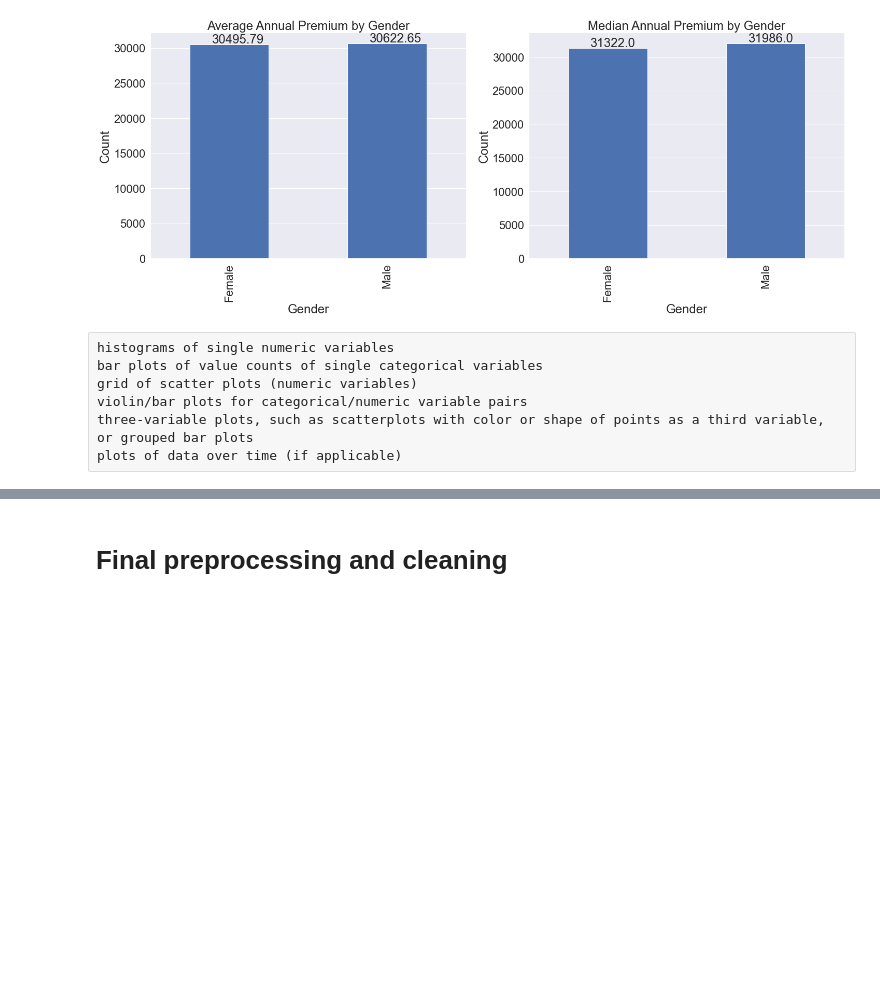
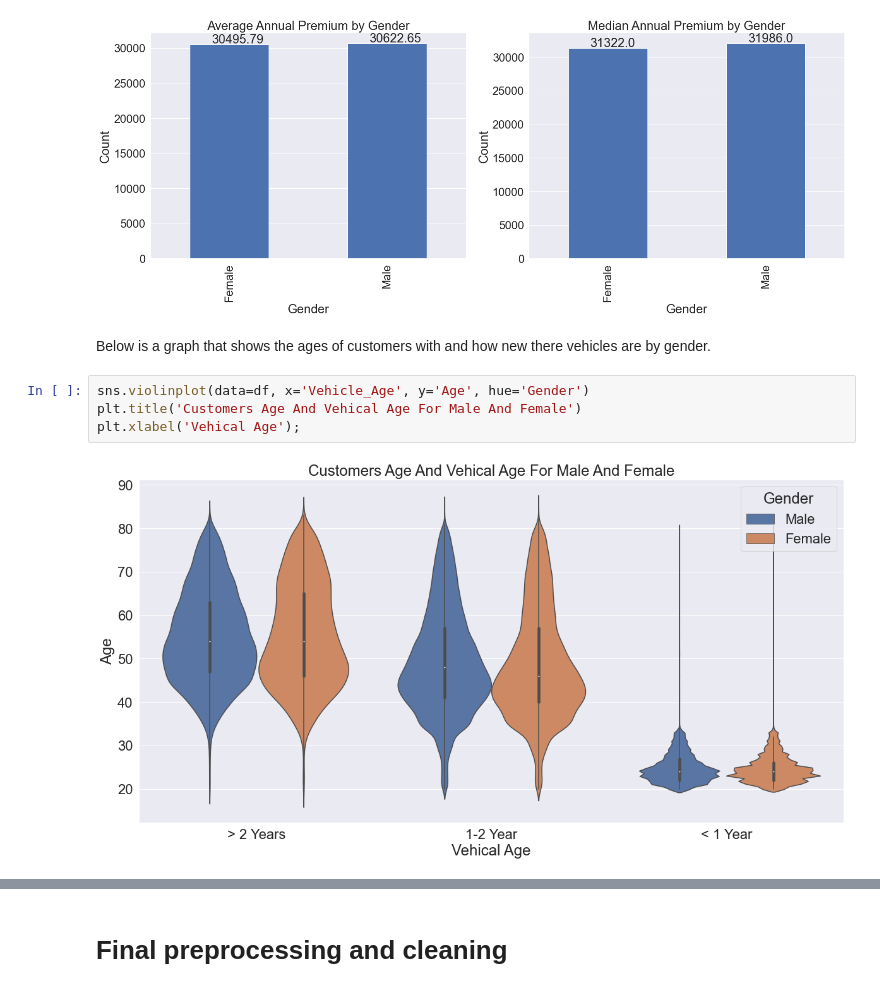
Before and after one commit to krndxs/CST383, a Jupyter notebook: car_insurance_predictions.ipynb, the cells around one changed output, grey strips where cells are left out. Drawn from its saved outputs; the diff is of its cells as text; blank space fills up the shorter version.

```diff
--- a/car_insurance_predictions.ipynb
+++ b/car_insurance_predictions.ipynb
@@ -293,10 +291,11 @@ plt.title('Median Annual Premium by Gender')
 plt.ylabel('Count');
 # %% [output]
 [figure]
-# %% [raw]
-histograms of single numeric variables
-bar plots of value counts of single categorical variables
-grid of scatter plots (numeric variables)
-violin/bar plots for categorical/numeric variable pairs
-three-variable plots, such as scatterplots with color or shape of points as a third variable, or grouped bar plots
-plots of data over time (if applicable)
+# %% [markdown]
+Below is a graph that shows the ages of customers with and how new there vehicles are by gender.
+# %%
+sns.violinplot(data=df, x='Vehicle_Age', y='Age', hue='Gender')
+plt.title('Customers Age And Vehical Age For Male And Female')
+plt.xlabel('Vehical Age');
+# %% [output]
+[figure, added]
```
Also changed, not shown: parts of 62 cells of this notebook.
